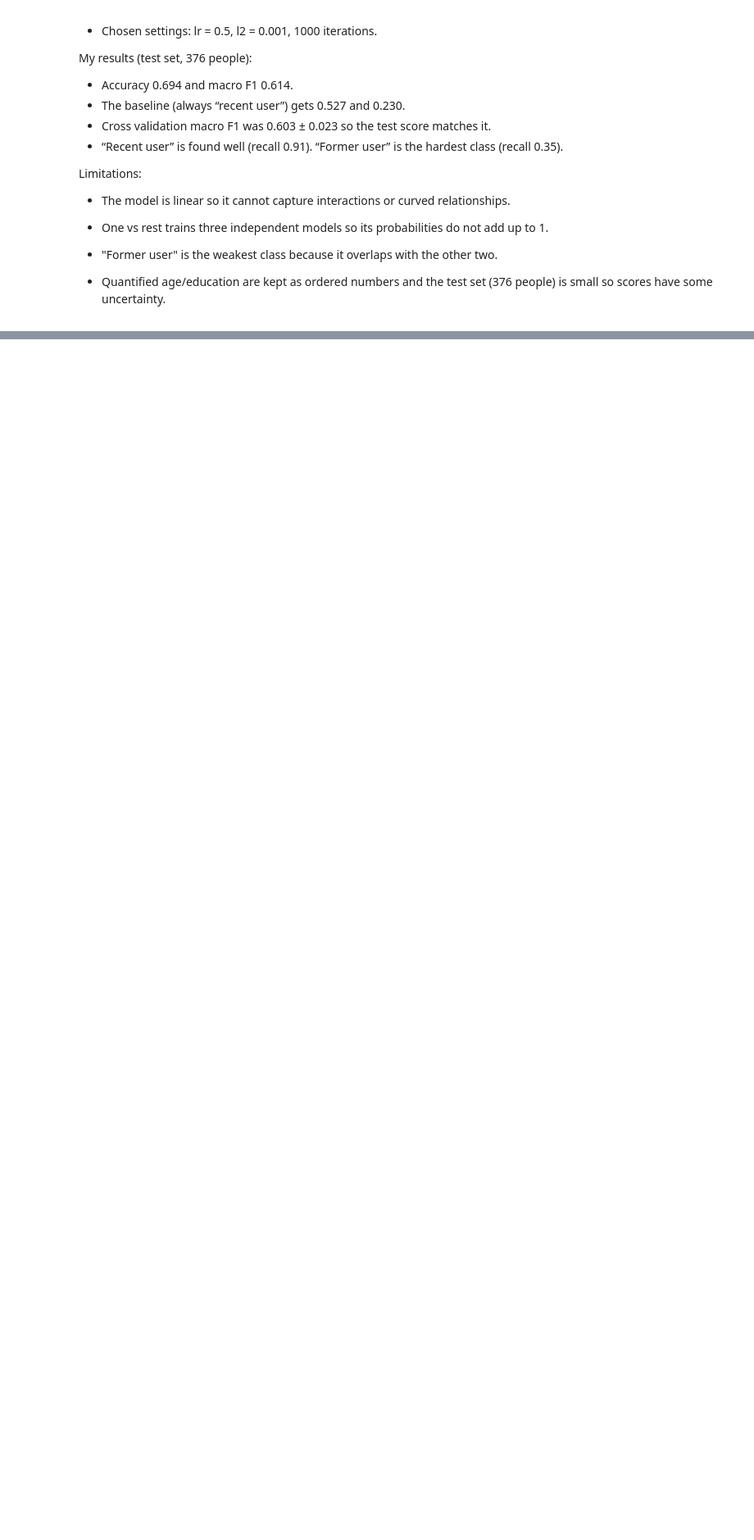
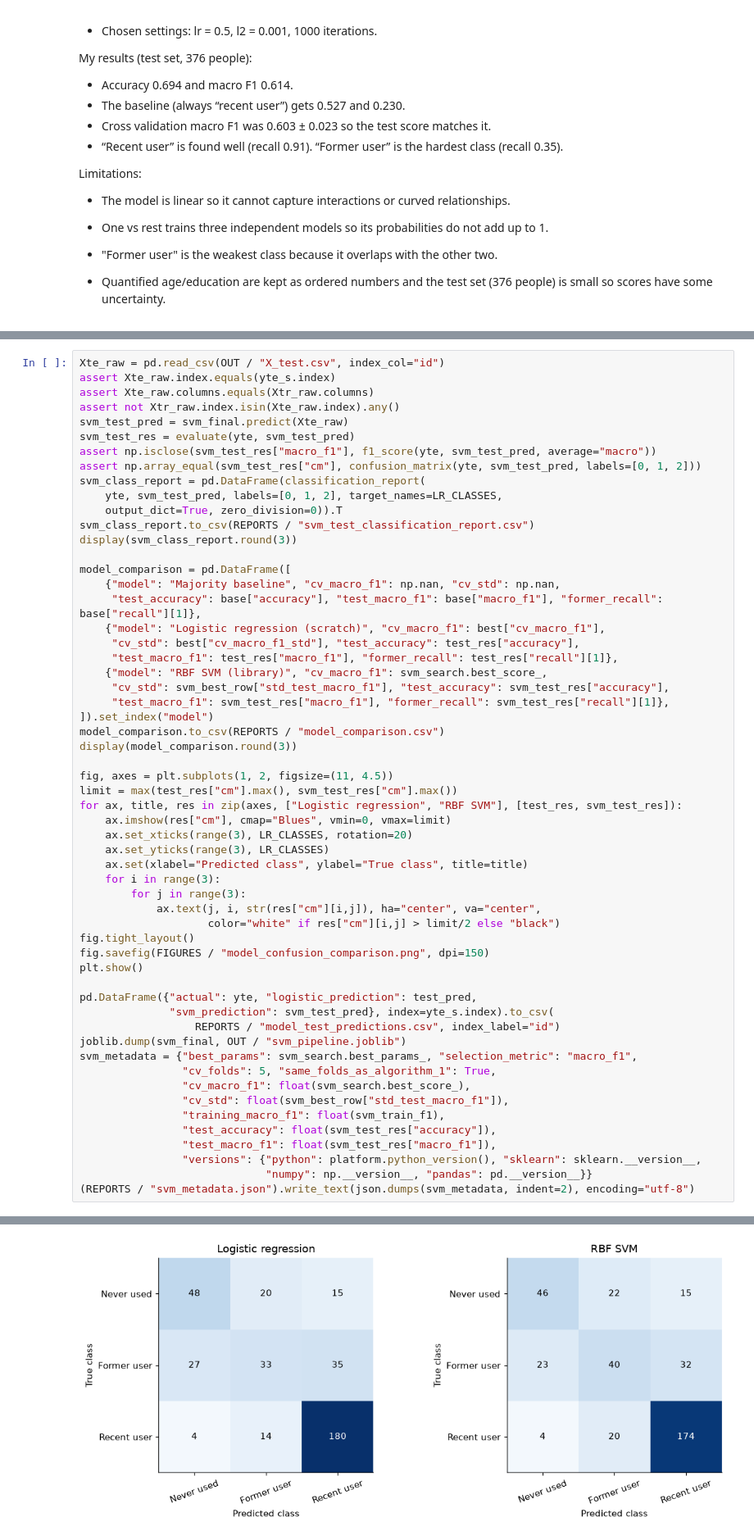
Before and after one commit to bestabhinav97/ml-final-project, a Jupyter notebook: notebooks/ML_project.ipynb, the cells around one changed output, grey strips where cells are left out. Shown at 82% size. Saved outputs shown, nothing was run; the diff lists cells and outputs as text; blank space fills up the shorter version.

```diff
--- a/notebooks/ML_project.ipynb
+++ b/notebooks/ML_project.ipynb
@@ -873,0 +973,58 @@ Limitations:
+# %%
+Xte_raw = pd.read_csv(OUT / "X_test.csv", index_col="id")
+assert Xte_raw.index.equals(yte_s.index)
+assert Xte_raw.columns.equals(Xtr_raw.columns)
+assert not Xtr_raw.index.isin(Xte_raw.index).any()
+svm_test_pred = svm_final.predict(Xte_raw)
+svm_test_res = evaluate(yte, svm_test_pred)
+assert np.isclose(svm_test_res["macro_f1"], f1_score(yte, svm_test_pred, average="macro"))
+assert np.array_equal(svm_test_res["cm"], confusion_matrix(yte, svm_test_pred, labels=[0, 1, 2]))
+svm_class_report = pd.DataFrame(classification_report(
+    yte, svm_test_pred, labels=[0, 1, 2], target_names=LR_CLASSES,
+    output_dict=True, zero_division=0)).T
+svm_class_report.to_csv(REPORTS / "svm_test_classification_report.csv")
+display(svm_class_report.round(3))
+
+model_comparison = pd.DataFrame([
+    {"model": "Majority baseline", "cv_macro_f1": np.nan, "cv_std": np.nan,
+     "test_accuracy": base["accuracy"], "test_macro_f1": base["macro_f1"], "former_recall": base["recall"][1]},
+    {"model": "Logistic regression (scratch)", "cv_macro_f1": best["cv_macro_f1"],
+     "cv_std": best["cv_macro_f1_std"], "test_accuracy": test_res["accuracy"],
+     "test_macro_f1": test_res["macro_f1"], "former_recall": test_res["recall"][1]},
+    {"model": "RBF SVM (library)", "cv_macro_f1": svm_search.best_score_,
+     "cv_std": svm_best_row["std_test_macro_f1"], "test_accuracy": svm_test_res["accuracy"],
+     "test_macro_f1": svm_test_res["macro_f1"], "former_recall": svm_test_res["recall"][1]},
+]).set_index("model")
+model_comparison.to_csv(REPORTS / "model_comparison.csv")
+display(model_comparison.round(3))
+
+fig, axes = plt.subplots(1, 2, figsize=(11, 4.5))
+limit = max(test_res["cm"].max(), svm_test_res["cm"].max())
+for ax, title, res in zip(axes, ["Logistic regression", "RBF SVM"], [test_res, svm_test_res]):
+    ax.imshow(res["cm"], cmap="Blues", vmin=0, vmax=limit)
+    ax.set_xticks(range(3), LR_CLASSES, rotation=20)
+    ax.set_yticks(range(3), LR_CLASSES)
+    ax.set(xlabel="Predicted class", ylabel="True class", title=title)
+    for i in range(3):
+        for j in range(3):
+            ax.text(j, i, str(res["cm"][i,j]), ha="center", va="center",
+                    color="white" if res["cm"][i,j] > limit/2 else "black")
+fig.tight_layout()
+fig.savefig(FIGURES / "model_confusion_comparison.png", dpi=150)
+plt.show()
+
+pd.DataFrame({"actual": yte, "logistic_prediction": test_pred,
+              "svm_prediction": svm_test_pred}, index=yte_s.index).to_csv(
+                  REPORTS / "model_test_predictions.csv", index_label="id")
+joblib.dump(svm_final, OUT / "svm_pipeline.joblib")
+svm_metadata = {"best_params": svm_search.best_params_, "selection_metric": "macro_f1",
+                "cv_folds": 5, "same_folds_as_algorithm_1": True,
+                "cv_macro_f1": float(svm_search.best_score_),
+                "cv_std": float(svm_best_row["std_test_macro_f1"]),
+                "training_macro_f1": float(svm_train_f1),
+                "test_accuracy": float(svm_test_res["accuracy"]),
+                "test_macro_f1": float(svm_test_res["macro_f1"]),
+                "versions": {"python": platform.python_version(), "sklearn": sklearn.__version__,
+                             "numpy": np.__version__, "pandas": pd.__version__}}
+(REPORTS / "svm_metadata.json").write_text(json.dumps(svm_metadata, indent=2), encoding="utf-8")
+# %% [output]
@@ -873,0 +1043 @@ Limitations:
+[figure, added]
```
Also changed, not shown: parts of 11 cells of this notebook, 16 other files.
